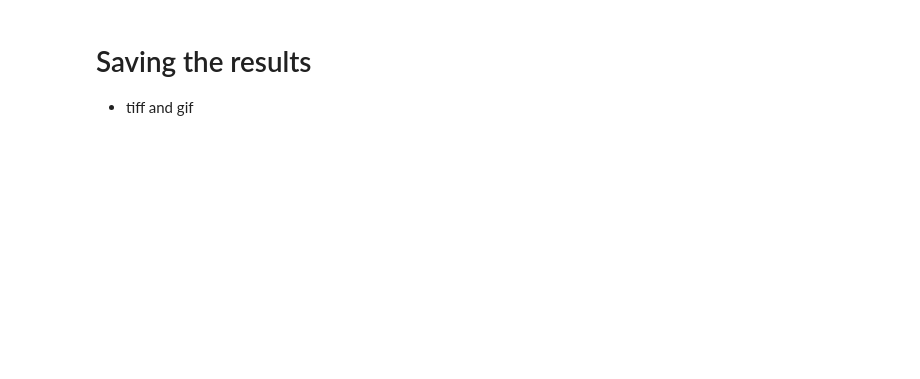
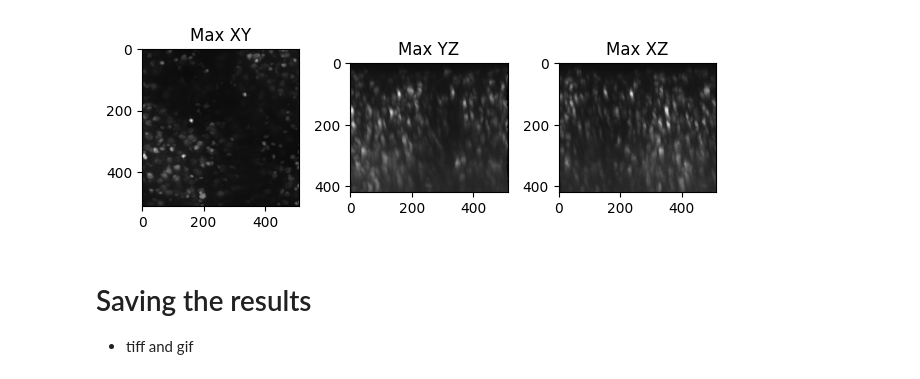
Before and after one commit to AllenNeuralDynamics/lamf_analysis_lims, a Jupyter notebook: qc/2p_data/cortical_zstack_reg.ipynb, the cells around one changed output. Drawn from its saved outputs; the diff is of its cells as text; code cells hidden in the pictures; blank space fills up the shorter version.

Commit message:
zstack processing

```diff
--- a/qc/2p_data/cortical_zstack_reg.ipynb
+++ b/qc/2p_data/cortical_zstack_reg.ipynb
@@ -14,8 +15,11 @@ import io
 import imageio
 import cv2
 # %%
-zstack_dir = Path(r'\\allen\programs\braintv\workgroups\ophysdev\OPhysCore\operator_files\vivian_ha\717487')
-zstack_fn = zstack_dir / '20240209_717487_corticalstack_V1_real_00001.tif'
+# zstack_dir = Path(r'\\allen\programs\braintv\workgroups\ophysdev\OPhysCore\operator_files\vivian_ha\717487')
+# zstack_fn = zstack_dir / '20240209_717487_corticalstack_V1_real_00001.tif'
+
+zstack_dir = Path(r'\\allen\programs\mindscope\production\u01bfct\prod0\specimen_1321880482')
+zstack_fn = zstack_dir / '1329386702_cortical_z_stack0.tiff'
 # %%
 def read_si_stack_metadata(zstack_fn):
     '''Reads metadata from a ScanImage z-stack tiff file.
@@ -284,8 +289,13 @@ save_fn = zstack_fn.parent / (zstack_fn.stem + '_between_plane_registered.tif')
 imsave(save_fn, between_plane_reg_imgs)
 # %%
 fig, ax = plt.subplots(1,3)
+projection_names = ['Max XY', 'Max YZ', 'Max XZ']
 for i in range(3):
     ax[i].imshow(np.max(between_plane_reg_imgs, axis=i), cmap='gray')
+    ax[i].set_title(projection_names[i])
+fig.tight_layout()
+# %% [output]
+[figure, added]
 # %%
 top_depth = 20
 zstep_um = 1
```
Also changed, not shown: parts of 3 cells of this notebook, 1 other file.
